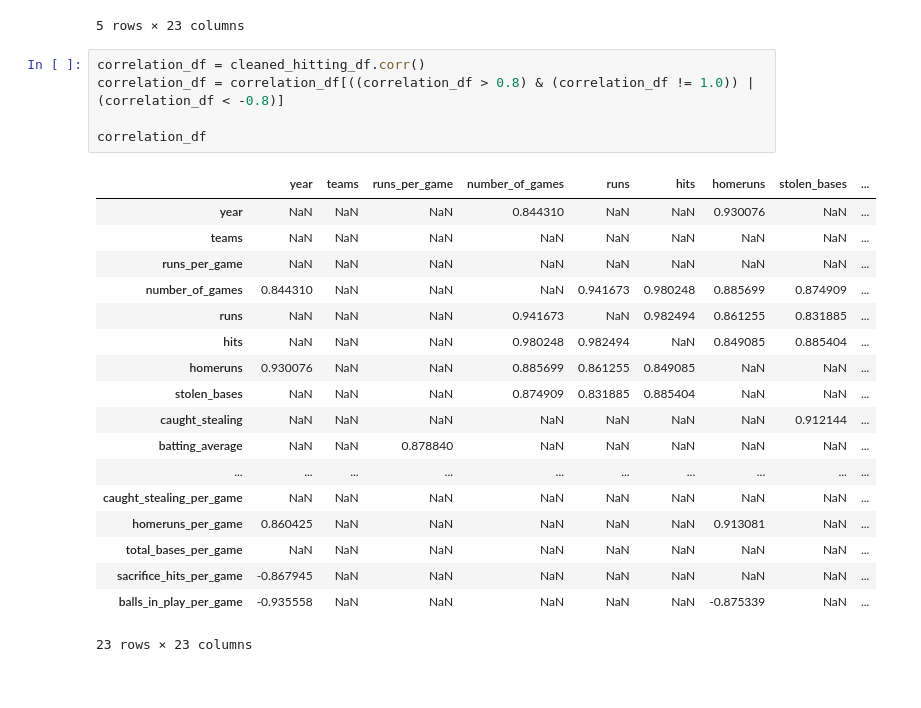
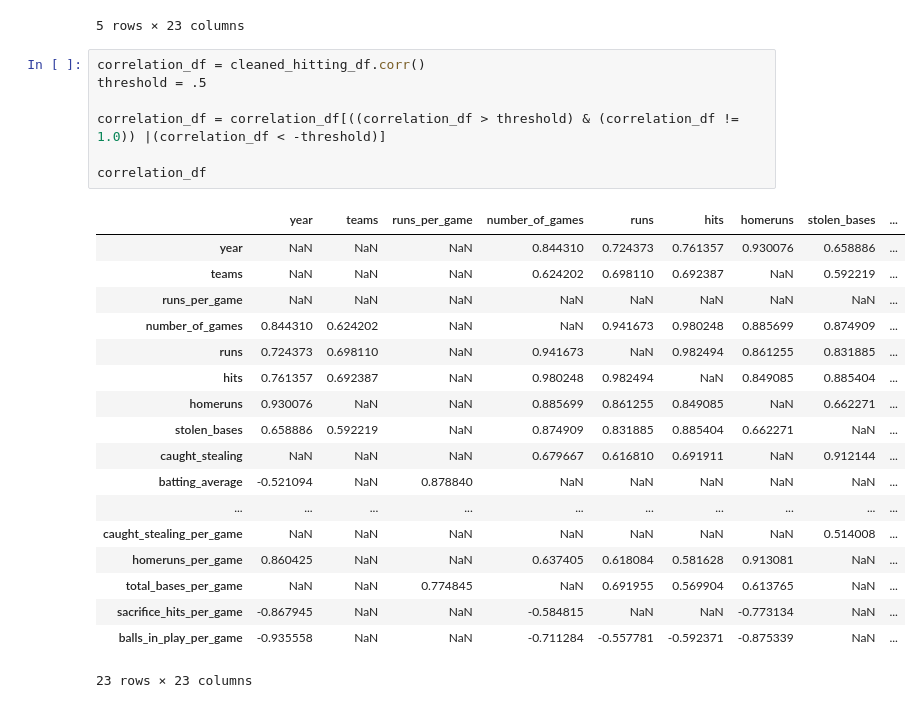
Before and after one commit to digital-buddha42/Baseball-Run-Correlations, a Jupyter notebook: Baseball Project.ipynb, the cells around one changed output. Cells and saved outputs as stored; diff of their text form.

```diff
--- a/Baseball Project.ipynb
+++ b/Baseball Project.ipynb
@@ -139,25 +139,27 @@ See the caveats in the documentation: https://pandas.pydata.org/pandas-docs/stab
 5 rows × 23 columns
 # %%
 correlation_df = cleaned_hitting_df.corr()
-correlation_df = correlation_df[((correlation_df > 0.8) & (correlation_df != 1.0)) |(correlation_df < -0.8)]
+threshold = .5
+
+correlation_df = correlation_df[((correlation_df > threshold) & (correlation_df != 1.0)) |(correlation_df < -threshold)]
 
 correlation_df
 # %% [output]
 |  | year | teams | runs_per_game | number_of_games | runs | hits | homeruns | stolen_bases | ... |
-| year | NaN | NaN | NaN | 0.844310 | NaN | NaN | 0.930076 | NaN | ... |
-| teams | NaN | NaN | NaN | NaN | NaN | NaN | NaN | NaN | ... |
+| year | NaN | NaN | NaN | 0.844310 | 0.724373 | 0.761357 | 0.930076 | 0.658886 | ... |
+| teams | NaN | NaN | NaN | 0.624202 | 0.698110 | 0.692387 | NaN | 0.592219 | ... |
 | runs_per_game | NaN | NaN | NaN | NaN | NaN | NaN | NaN | NaN | ... |
-| number_of_games | 0.844310 | NaN | NaN | NaN | 0.941673 | 0.980248 | 0.885699 | 0.874909 | ... |
-| runs | NaN | NaN | NaN | 0.941673 | NaN | 0.982494 | 0.861255 | 0.831885 | ... |
-| hits | NaN | NaN | NaN | 0.980248 | 0.982494 | NaN | 0.849085 | 0.885404 | ... |
-| homeruns | 0.930076 | NaN | NaN | 0.885699 | 0.861255 | 0.849085 | NaN | NaN | ... |
-| stolen_bases | NaN | NaN | NaN | 0.874909 | 0.831885 | 0.885404 | NaN | NaN | ... |
-| caught_stealing | NaN | NaN | NaN | NaN | NaN | NaN | NaN | 0.912144 | ... |
-| batting_average | NaN | NaN | 0.878840 | NaN | NaN | NaN | NaN | NaN | ... |
+| number_of_games | 0.844310 | 0.624202 | NaN | NaN | 0.941673 | 0.980248 | 0.885699 | 0.874909 | ... |
+| runs | 0.724373 | 0.698110 | NaN | 0.941673 | NaN | 0.982494 | 0.861255 | 0.831885 | ... |
+| hits | 0.761357 | 0.692387 | NaN | 0.980248 | 0.982494 | NaN | 0.849085 | 0.885404 | ... |
+| homeruns | 0.930076 | NaN | NaN | 0.885699 | 0.861255 | 0.849085 | NaN | 0.662271 | ... |
+| stolen_bases | 0.658886 | 0.592219 | NaN | 0.874909 | 0.831885 | 0.885404 | 0.662271 | NaN | ... |
+| caught_stealing | NaN | NaN | NaN | 0.679667 | 0.616810 | 0.691911 | NaN | 0.912144 | ... |
+| batting_average | -0.521094 | NaN | 0.878840 | NaN | NaN | NaN | NaN | NaN | ... |
 | ... | ... | ... | ... | ... | ... | ... | ... | ... | ... |
-| caught_stealing_per_game | NaN | NaN | NaN | NaN | NaN | NaN | NaN | NaN | ... |
-| homeruns_per_game | 0.860425 | NaN | NaN | NaN | NaN | NaN | 0.913081 | NaN | ... |
-| total_bases_per_game | NaN | NaN | NaN | NaN | NaN | NaN | NaN | NaN | ... |
-| sacrifice_hits_per_game | -0.867945 | NaN | NaN | NaN | NaN | NaN | NaN | NaN | ... |
-| balls_in_play_per_game | -0.935558 | NaN | NaN | NaN | NaN | NaN | -0.875339 | NaN | ... |
+| caught_stealing_per_game | NaN | NaN | NaN | NaN | NaN | NaN | NaN | 0.514008 | ... |
+| homeruns_per_game | 0.860425 | NaN | NaN | 0.637405 | 0.618084 | 0.581628 | 0.913081 | NaN | ... |
+| total_bases_per_game | NaN | NaN | 0.774845 | NaN | 0.691955 | 0.569904 | 0.613765 | NaN | ... |
+| sacrifice_hits_per_game | -0.867945 | NaN | NaN | -0.584815 | NaN | NaN | -0.773134 | NaN | ... |
+| balls_in_play_per_game | -0.935558 | NaN | NaN | -0.711284 | -0.557781 | -0.592371 | -0.875339 | NaN | ... |
 23 rows × 23 columns
```
